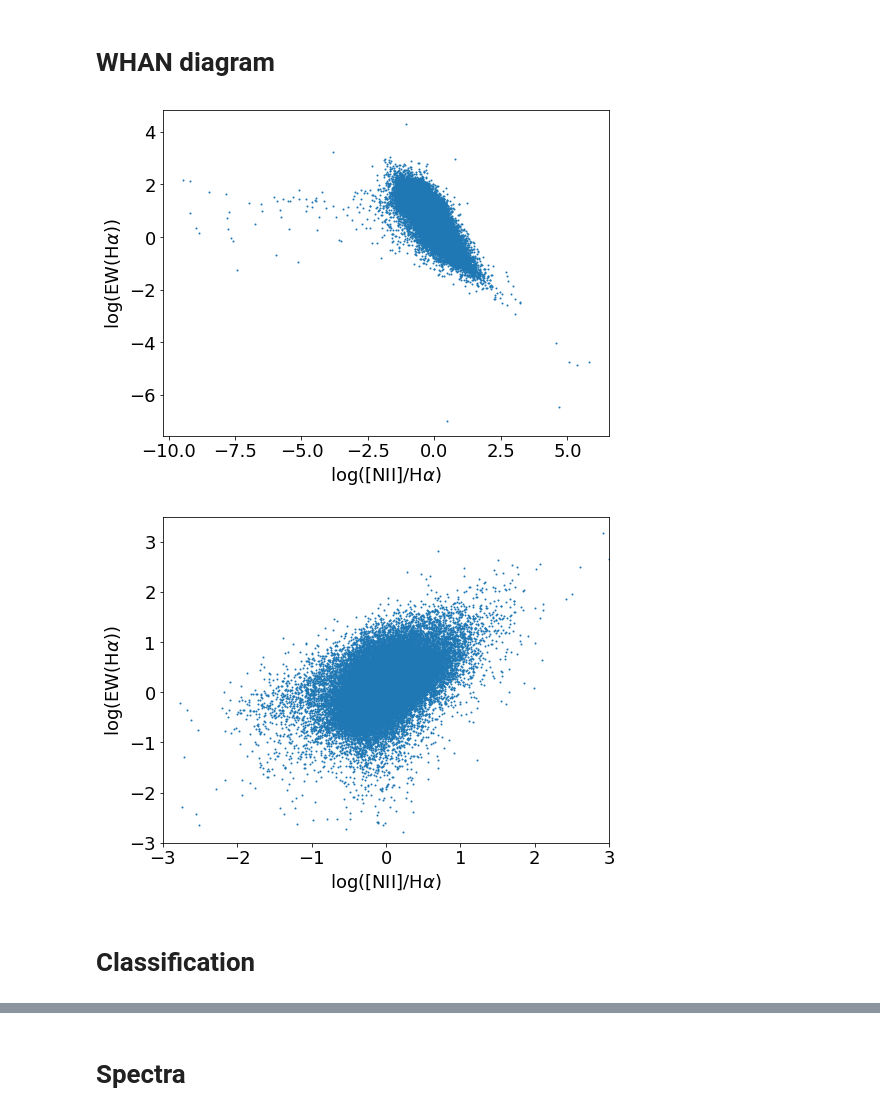
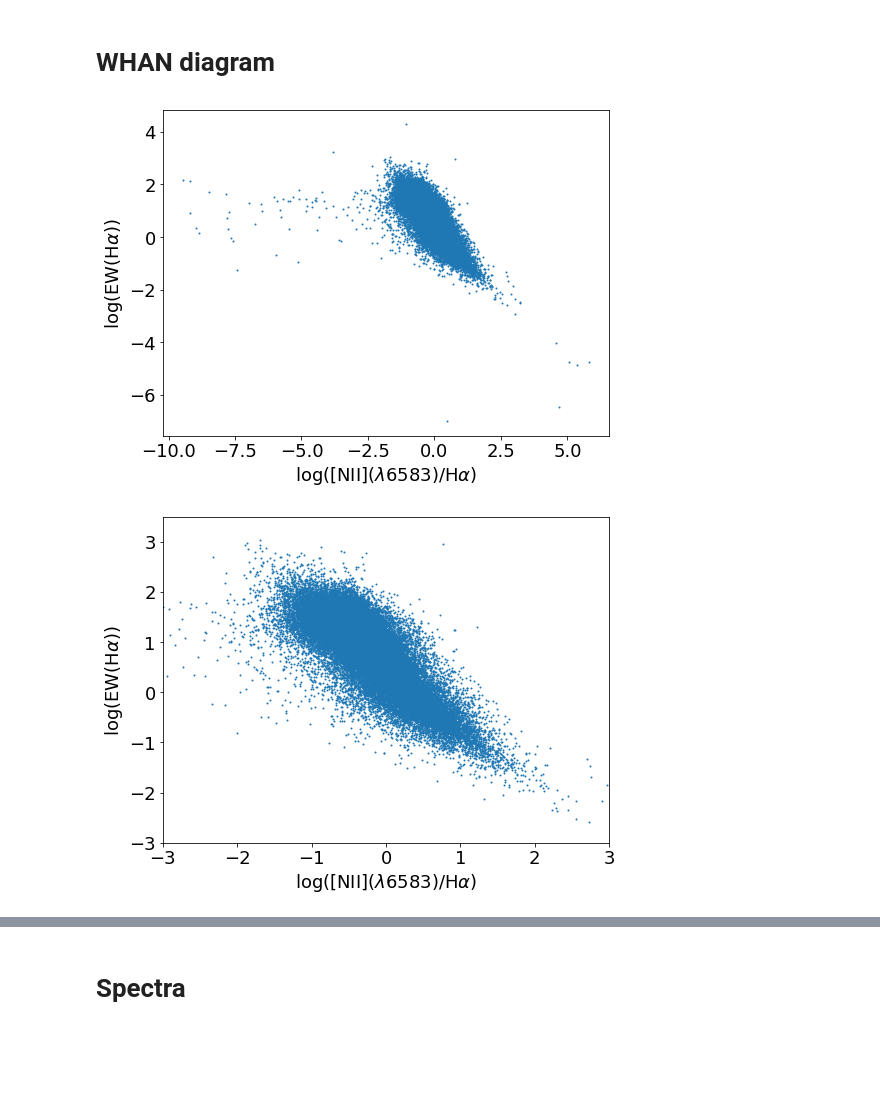
Before and after one commit to mdastro/LINER_UV, a Jupyter notebook: Klaudia/plots_new.ipynb, the cells around one changed output, grey strips where cells are left out. Drawn from its saved outputs; the diff is of its cells as text; code cells hidden in the pictures; blank space fills up the shorter version.

```diff
--- a/Klaudia/plots_new.ipynb
+++ b/Klaudia/plots_new.ipynb
@@ -29,14 +1,3 @@ def LINER_SY2_BPT3(x):
-# %%
-params = {'font.size': 12,
-          'figure.figsize': (8.,6.),
-          'axes.labelsize': 18,
-          'xtick.labelsize': 18,
-          'ytick.labelsize': 18
-         }
-
-palette = ['#66c2a5', '#fc8d62', '#8da0cb']
-palette_darker = ['#46af8e', '#fb6930', '#6a83bb']
-palette2 = ['#a6611a', '#018571']
 # %% [markdown]
 # Libraries
 # %%
@@ -93,32 +38,3 @@ A_K_VIKING
-# %%
-# BPT diagrams
-data_BPT1 = data_raw[(data_raw['HA_FLUX']>0) &
-                     (data_raw['HB_FLUX']>0) &
-                     (data_raw['NIIR_FLUX']>0) &
-                     (data_raw['OIIIR_FLUX']>0)]
-
-# log([OIII 5007]/Hbeta) x log([OI] 6300/Halpha)
-data_BPT2 = data_raw[(data_raw['HA_FLUX']>0) &
-                     (data_raw['HB_FLUX']>0) &
-                     (data_raw['OIB_FLUX']>0) &
-                     (data_raw['OIIIR_FLUX']>0)]
-
-# log([OIII 5007]/Hbeta) x log([SII] 6716+6731/Halpha)
-data_BPT3 = data_raw[(data_raw['HA_FLUX']>0) &
-                     (data_raw['HB_FLUX']>0) &
-                     (data_raw['SIIB_FLUX']>0) &
-                     (data_raw['SIIR_FLUX']>0) &
-                     (data_raw['OIIIR_FLUX']>0)]
-
-# log([OIII 5007]/Hbeta) x log([OII] 3726/Hbeta)
-data_Stasinska1 = data_raw[(data_raw['HB_FLUX'] > 0) &
-                           (data_raw['OIIIR_FLUX'] > 0) &
-                           (data_raw['OIIB_FLUX'] > 0)]
-
-# WHAN diagrams
-data_WHAN = data_raw[(data_raw['HA_FLUX']>0) &
-                     (data_raw['NIIR_FLUX']>0) &
-                     (data_raw['HA_EW']>0)]
 # %% [markdown]
 # Diagrams for new data
 # %% [markdown]
@@ -213,19 +126,17 @@ x5 = data_WHAN['NIIR_FLUX']/data_WHAN['HA_FLUX']
 y5 = data_WHAN['HA_EW']
 # %%
 plt.plot(np.log10(x5), np.log10(y5), ls='', marker='o', markersize=1)
-plt.xlabel(r'$\log([\mathrm{NII}]/\mathrm{H}\alpha)$')
+plt.xlabel(r'$\log([\mathrm{NII}](\lambda 6583)/\mathrm{H}\alpha)$')
 plt.ylabel(r'$\log(\mathrm{EW}(\mathrm{H}\alpha))$')
 plt.show()
 # %% [output]
-[figure, old version]
+[figure, new version]
 # %%
-plt.plot(np.log10(x4), np.log10(y4), ls='', marker='o', markersize=1)
-plt.xlabel(r'$\log([\mathrm{NII}]/\mathrm{H}\alpha)$')
+plt.plot(np.log10(x5), np.log10(y5), ls='', marker='o', markersize=1)
+plt.xlabel(r'$\log([\mathrm{NII}](\lambda 6583)/\mathrm{H}\alpha)$')
 plt.ylabel(r'$\log(\mathrm{EW}(\mathrm{H}\alpha))$')
 plt.xlim(-3,3)
 plt.ylim(-3,3.5)
 plt.show()
 # %% [output]
-[figure, old version]
+[figure, new version]
-# %% [markdown]
-# Classification
```
Also changed, not shown: parts of 47 cells of this notebook, 5 other files.
